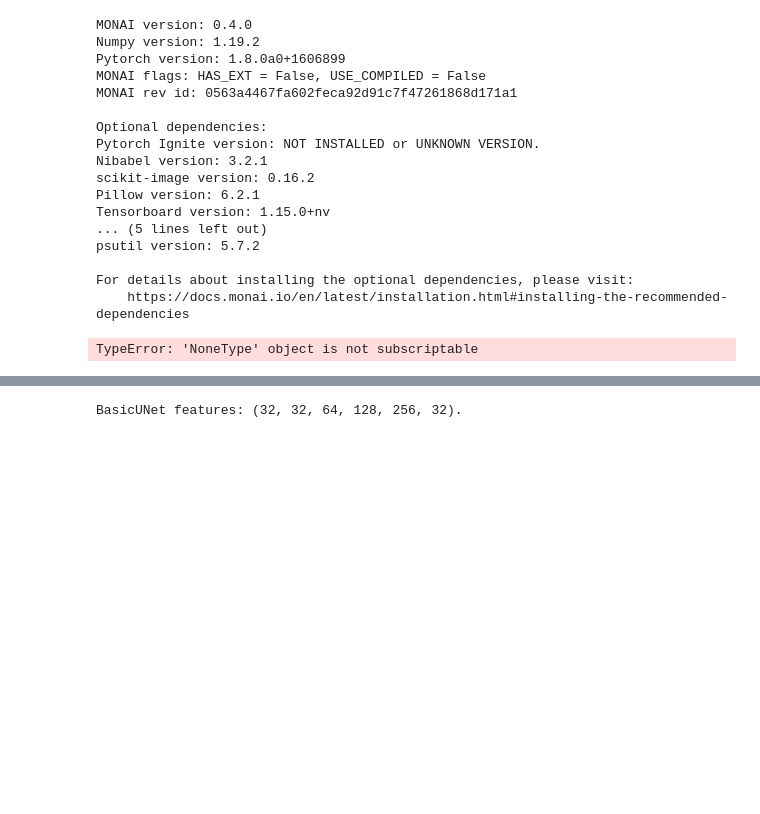
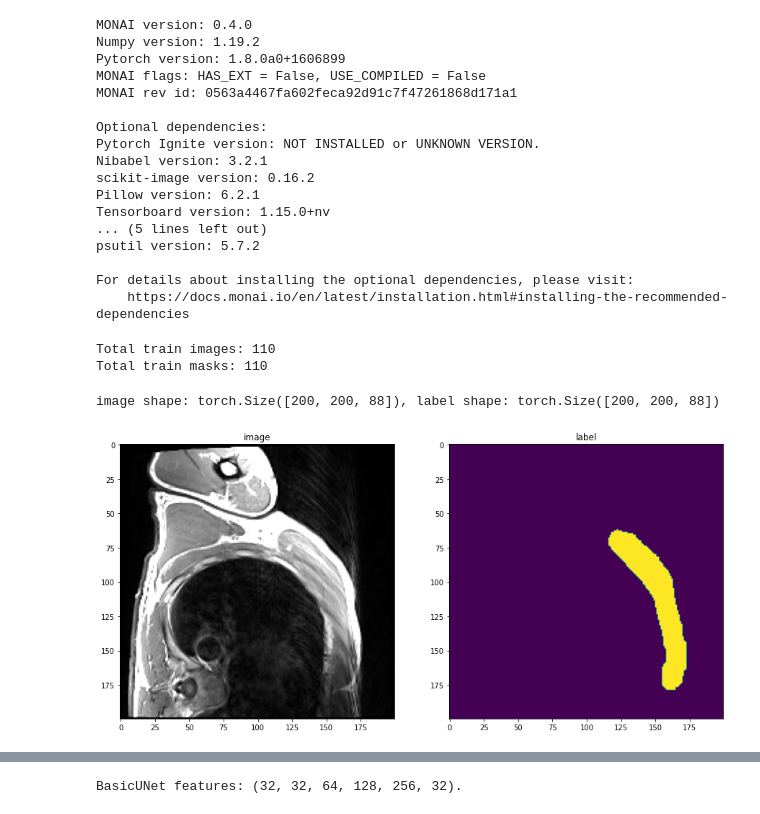
Before and after one commit to portelaraian/monai-pectoral-muscle-segmentation, a Jupyter notebook: notebooks/testing_spleen.ipynb, the cells around one changed output, grey strips where cells are left out. Cells and saved outputs as stored; diff of their text form; code cells hidden in the pictures; blank space fills up the shorter version.

Commit message:
ready for training on aws sagemaker | Jan 25, 2021

```diff
--- a/notebooks/testing_spleen.ipynb
+++ b/notebooks/testing_spleen.ipynb
@@ -62,11 +62,18 @@ For details about installing the optional dependencies, please visit:
 # %%
 train_images = sorted(glob.glob("../input/mri/*.nii.gz"))
 train_labels = sorted(glob.glob("../input/masks/*.nii"))
+
+print("Total train images: {}".format(len(train_images)))
+print("Total train masks: {}".format(len(train_labels)))
+
 data_dicts = [
     {"image": image_name, "label": label_name}
     for image_name, label_name in zip(train_images, train_labels)
 ]
 train_files, val_files = data_dicts[:-9], data_dicts[-9:]
+# %% [output]
+Total train images: 110
+Total train masks: 110
 # %%
 set_determinism(seed=0)
 # %%
@@ -117,20 +124,21 @@ val_transforms = Compose(
 # %%
 check_ds = Dataset(data=val_files, transform=val_transforms)
 check_loader = DataLoader(check_ds, batch_size=1)
 check_data = first(check_loader)
 image, label = (check_data["image"][0][0], check_data["label"][0][0])
 print(f"image shape: {image.shape}, label shape: {label.shape}")
 # plot the slice [:, :, 80]
 plt.figure("check", (15, 8))
 plt.subplot(1, 2, 1)
 plt.title("image")
-plt.imshow(image[:, :, 11], cmap="gray")
+plt.imshow(image[:, :, 15], cmap="gray")
 plt.subplot(1, 2, 2)
 plt.title("label")
-plt.imshow(label[:, :, 11])
+plt.imshow(label[:, :, 15])
 plt.show()
 # %% [output]
-TypeError: 'NoneType' object is not subscriptable
+image shape: torch.Size([200, 200, 88]), label shape: torch.Size([200, 200, 88])
+[figure, added]
 # %%
 train_ds = CacheDataset(data=train_files, transform=train_transforms, cache_rate=1.0, num_workers=16)
 # train_ds = monai.data.Dataset(data=train_files, transform=train_transforms)
```
Also changed, not shown: parts of 3 cells of this notebook, 2 other files.
